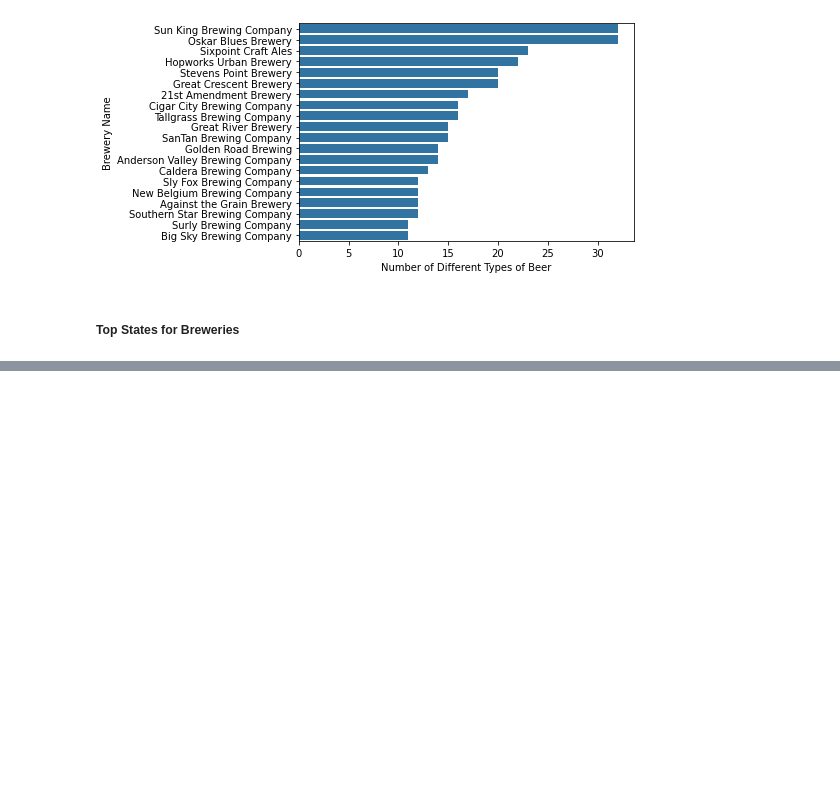
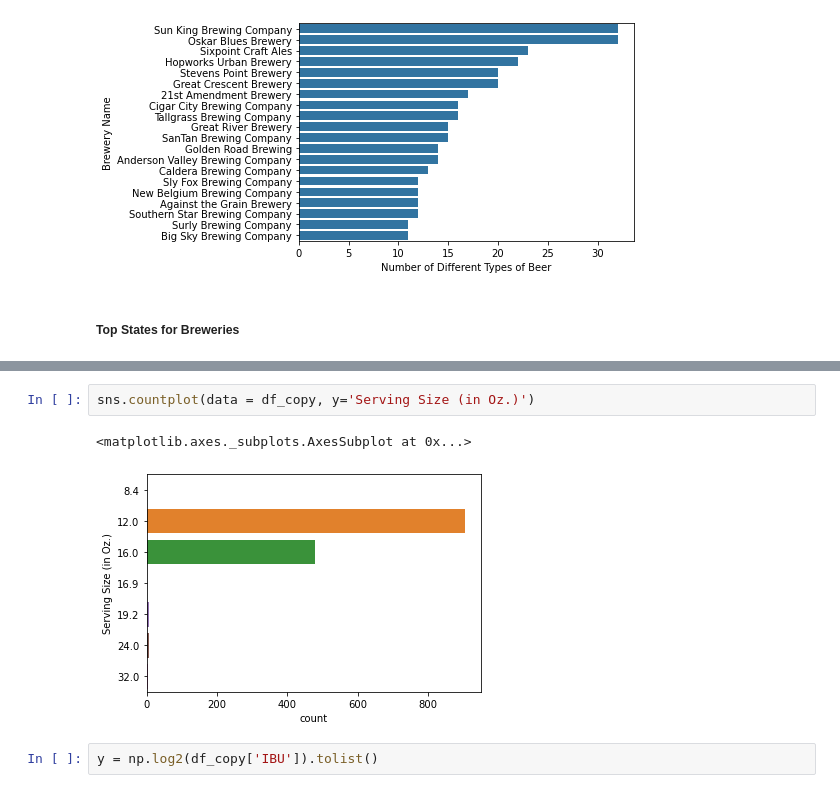
Before and after one commit to akkiannu/BeerAnalysis, a Jupyter notebook: exploration.ipynb, the cells around one changed output, grey strips where cells are left out. Saved outputs shown, nothing was run; the diff lists cells and outputs as text; blank space fills up the shorter version.

```diff
--- a/exploration.ipynb
+++ b/exploration.ipynb
@@ -181,0 +189,7 @@ plt.xlabel('Number of Different Types of Beer');
+# %%
+sns.countplot(data = df_copy, y='Serving Size (in Oz.)')
+# %% [output]
+<matplotlib.axes._subplots.AxesSubplot at 0x...>
+[figure, added]
+# %%
+y = np.log2(df_copy['IBU']).tolist()
```
Also changed, not shown: parts of 12 cells of this notebook.
